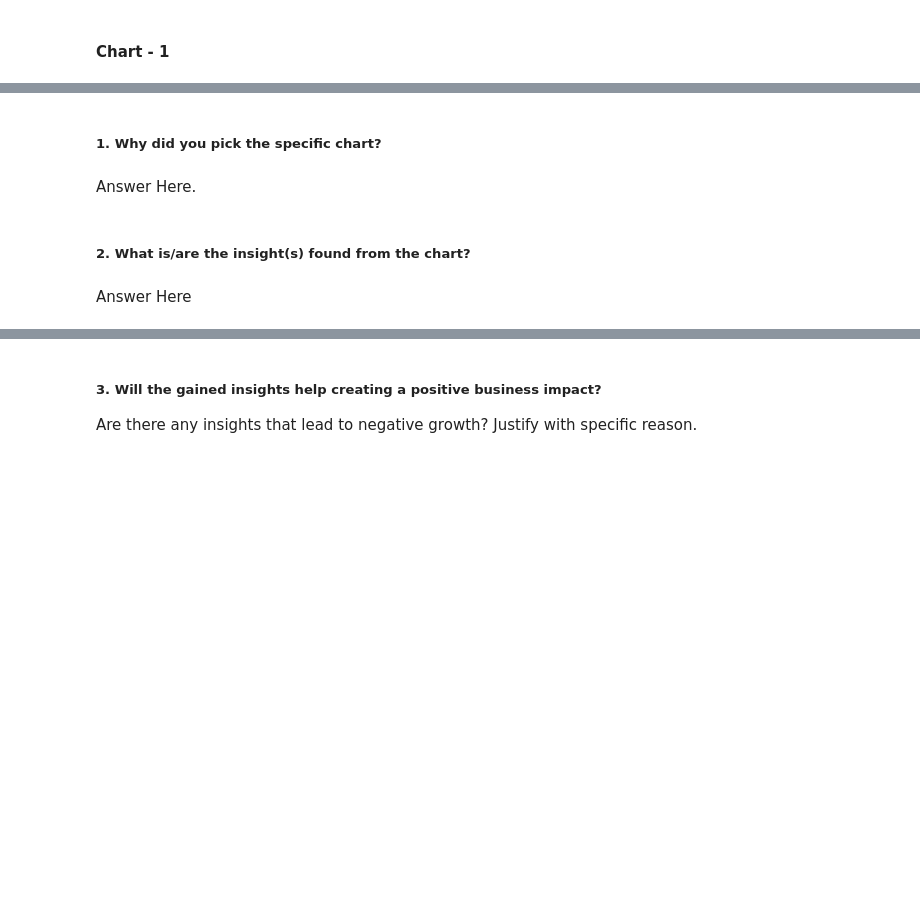
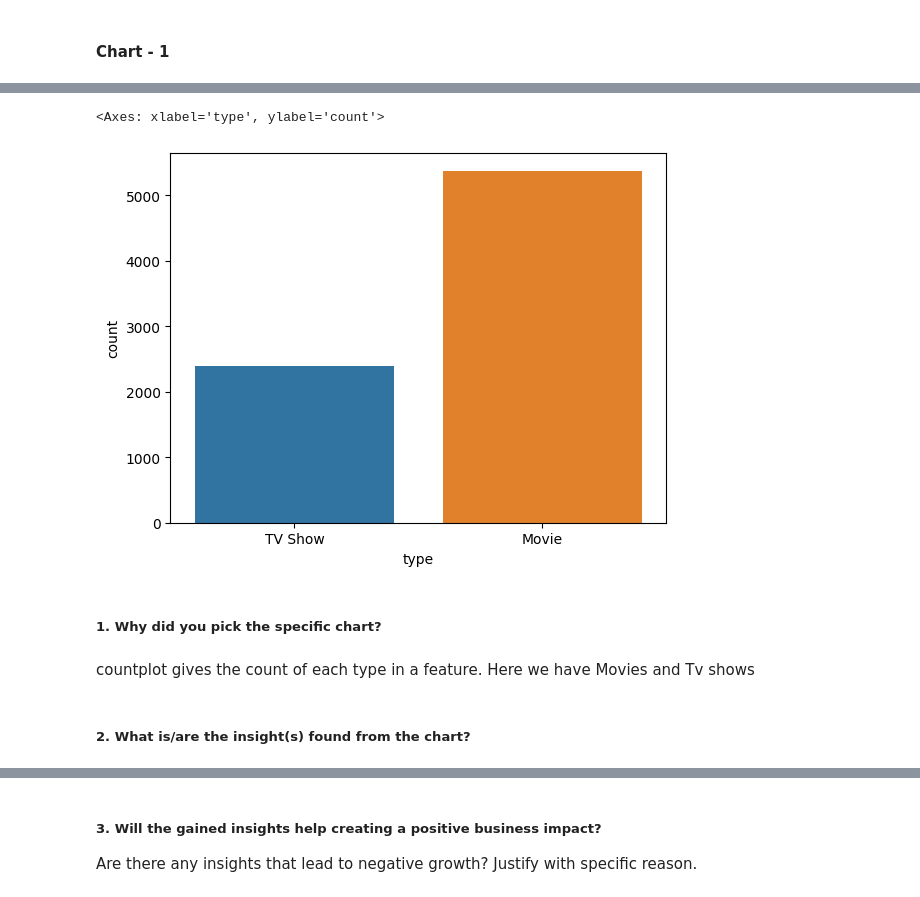
Before and after one commit to subhashsomarouthu/Netflix-Movies-and-TV-Shows-Clustering, a Jupyter notebook: Netflix_Movies_and_TV_Shows_Clustering.ipynb, the cells around one changed output, grey strips where cells are left out. Cells and saved outputs as stored; diff of their text form; code cells hidden in the pictures; blank space fills up the shorter version.

```diff
--- a/Netflix_Movies_and_TV_Shows_Clustering.ipynb
+++ b/Netflix_Movies_and_TV_Shows_Clustering.ipynb
@@ -131,3 +439,7 @@ Answer Here
 ### Data Wrangling Code
 # %%
 # Write your code to make your dataset analysis ready.
+
+#lets copy our dataset
+
+df_copy=df.copy()
@@ -133,0 +470,23 @@ Answer Here
+# %%
+df_copy['type'] = pd.Categorical(df_copy['type'])
+# %%
+#Assigning the Ratings into grouped categories
+ratings = {
+    'TV-PG': 'Older Kids',
+    'TV-MA': 'Adults',
+    'TV-Y7-FV': 'Older Kids',
+    'TV-Y7': 'Older Kids',
+    'TV-14': 'Teens',
+    'R': 'Adults',
+    'TV-Y': 'Kids',
+    'NR': 'Adults',
+    'PG-13': 'Teens',
+    'TV-G': 'Kids',
+    'PG': 'Older Kids',
+    'G': 'Kids',
+    'UR': 'Adults',
+    'NC-17': 'Adults'
+}
+df_copy['censor'] = df_copy['rating'].replace(ratings)
+# %%
+df_copy['censor'] = pd.Categorical(df_copy['censor'], categories=['Kids', 'Older Kids', 'Teens', 'Adults'])
@@ -144,8 +605,13 @@ Answer Here.
+# %%
+# Chart - 1 visualization code
+#countplot to visualize the number of movies and tv_shows in type column
+sns.countplot(x = 'type', data = df_copy)
+# %% [output]
+<Axes: xlabel='type', ylabel='count'>
+[figure, added]
 # %% [markdown]
 ##### 1. Why did you pick the specific chart?
-# %% [markdown]
-Answer Here.
+# %% [markdown]
+countplot gives the count of each type in a feature. Here we have Movies and Tv shows
 # %% [markdown]
 ##### 2. What is/are the insight(s) found from the chart?
-# %% [markdown]
-Answer Here
```
Also changed, not shown: parts of 166 cells of this notebook.
